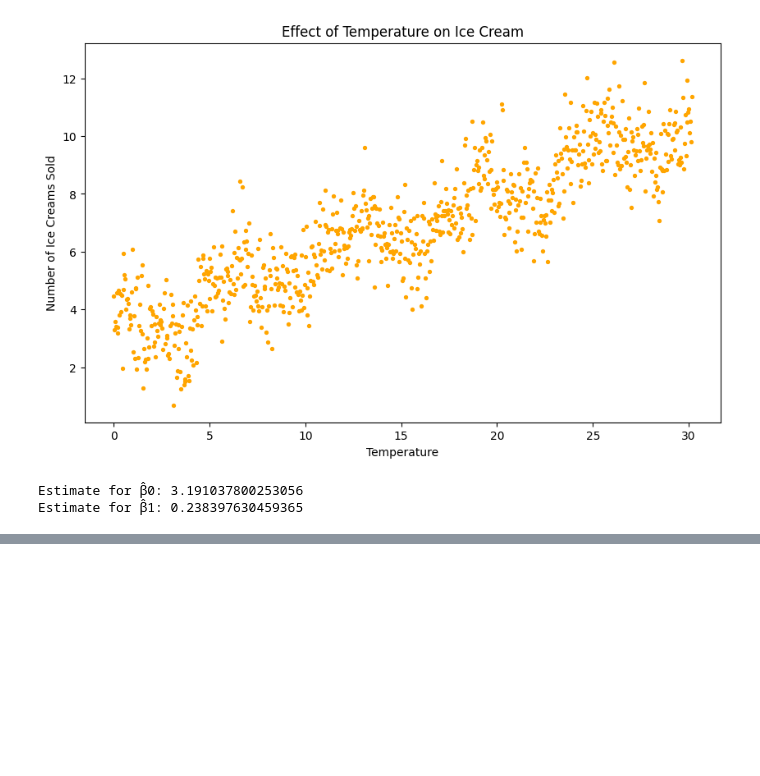
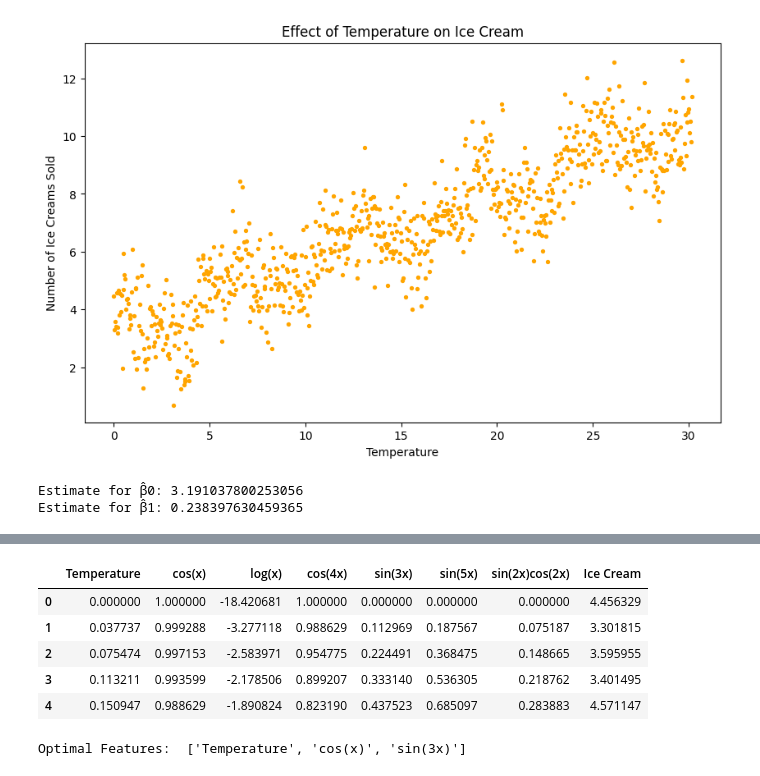
Before and after one commit to angvit/Linear-Regression, a Jupyter notebook: hw3/ex3.ipynb, the cells around one changed output, grey strips where cells are left out. Cells and saved outputs as stored; diff of their text form; code cells hidden in the pictures; blank space fills up the shorter version.

Commit message:
implemented forward selection

```diff
--- a/hw3/ex3.ipynb
+++ b/hw3/ex3.ipynb
@@ -65,3 +67,58 @@ Covariance Type:            nonrobust
 
 Notes:
 [1] Standard Errors assume that the covariance matrix of the errors is correctly specified.
+# %%
+non_linear_df = df.copy()
+epsilon = 1e-8
+non_linear_df['cos(x)'] = np.cos(df.iloc[:,0])
+non_linear_df['log(x)'] = np.log(df.iloc[:,0] + epsilon)
+non_linear_df['cos(4x)'] = np.cos(4 * df.iloc[:,0])
+non_linear_df['sin(3x)'] = np.sin(3 * df.iloc[:,0])
+non_linear_df['sin(5x)'] = np.sin(5 * df.iloc[:,0])
+non_linear_df['sin(2x)cos(2x)'] = np.sin(2 * df.iloc[:,0]) * np.cos(2 * df.iloc[:,0])
+
+non_linear_df = non_linear_df[[col for col in non_linear_df.columns if col != 'Ice Cream'] + ['Ice Cream']]
+
+non_linear_df.head()
+# %% [output]
+|  | Temperature | cos(x) | log(x) | cos(4x) | sin(3x) | sin(5x) | sin(2x)cos(2x) | Ice Cream |
+| 0 | 0.000000 | 1.000000 | -18.420681 | 1.000000 | 0.000000 | 0.000000 | 0.000000 | 4.456329 |
+| 1 | 0.037737 | 0.999288 | -3.277118 | 0.988629 | 0.112969 | 0.187567 | 0.075187 | 3.301815 |
+| 2 | 0.075474 | 0.997153 | -2.583971 | 0.954775 | 0.224491 | 0.368475 | 0.148665 | 3.595955 |
+| 3 | 0.113211 | 0.993599 | -2.178506 | 0.899207 | 0.333140 | 0.536305 | 0.218762 | 3.401495 |
+| 4 | 0.150947 | 0.988629 | -1.890824 | 0.823190 | 0.437523 | 0.685097 | 0.283883 | 4.571147 |
+# %%
+X = non_linear_df.iloc[:,:-1]
+y = non_linear_df['Ice Cream']
+
+model = LinearRegression()
+max_features = X.shape[1]-1
+
+best_features = []
+best_adj_r2 = -np.inf
+
+for k in range(1, max_features+1):
+
+    sfs = SequentialFeatureSelector(model, n_features_to_select=k, direction='forward', scoring='r2')
+    sfs.fit(X,y)
+
+    selected_features = sfs.get_support(indices=True)
+
+    X_selected= X.iloc[:, selected_features]
+    model.fit(X_selected, y)
+
+    r2 = model.score(X_selected, y)
+
+    n = X.shape[0]
+    p = X_selected.shape[1]
+
+    adj_r2 = 1 - ((1 - r2) * (n - 1) / (n - p - 1))
+
+    if adj_r2 > best_adj_r2:
+        best_adj_r2 = adj_r2
+        best_features = selected_features
+
+features = X.columns[best_features]
+print("Optimal Features: ", list(features))
+# %% [output]
+Optimal Features:  ['Temperature', 'cos(x)', 'sin(3x)']
```
Also changed, not shown: parts of 2 cells of this notebook.
